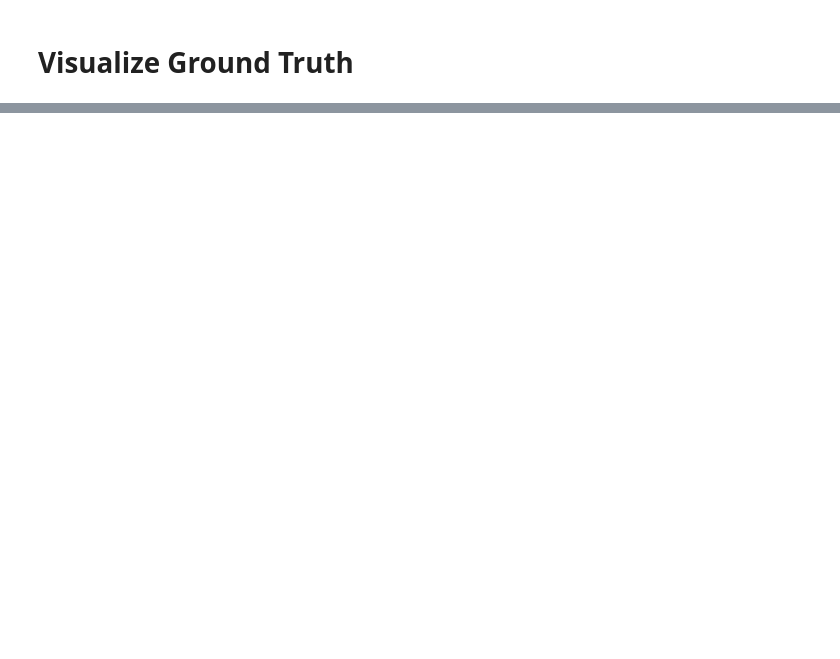
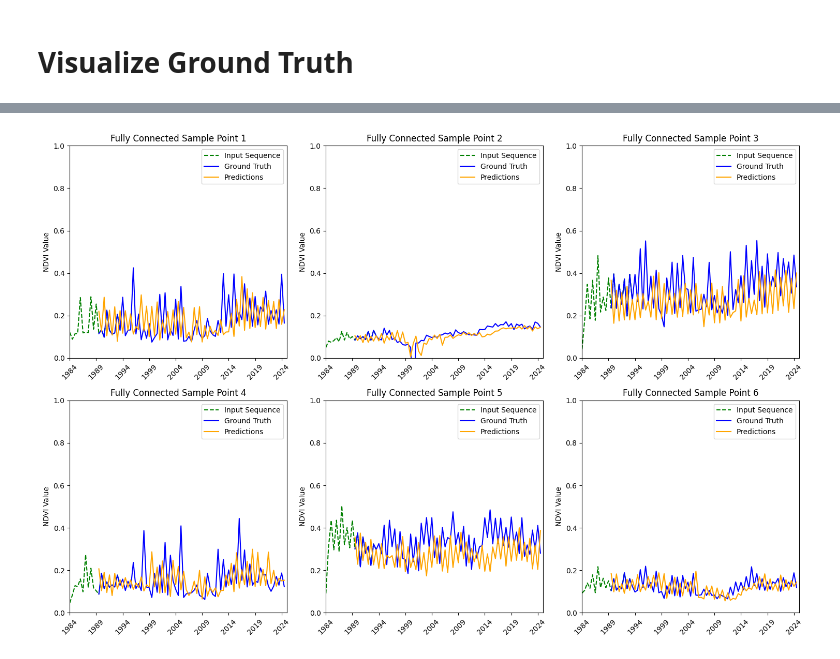
Before and after one commit to FaranIdo/SSTSRS, a Jupyter notebook: code/visual_test_ts.ipynb, the cells around one changed output, grey strips where cells are left out. Saved outputs shown, nothing was run; the diff lists cells and outputs as text; code cells hidden in the pictures; blank space fills up the shorter version.

```diff
--- a/code/visual_test_ts.ipynb
+++ b/code/visual_test_ts.ipynb
@@ -450,0 +567,7 @@ plt.show()
+# %%
+logging.info("Creating LSTM model...")
+model_lstm = LSTMNDVIModel(sequence_length=11, hidden_size=64, num_layers=3)
+
+logging.info("Loading LSTM model...")
+checkpoint_path = os.path.join("..", "runs", "lstm_seq11_layers3", "checkpoint.tar")
+model_lstm = load_model(checkpoint_path, model_lstm, 1)
@@ -450,0 +577,8 @@ plt.show()
+# %%
+
+logging.info("Creating CNN model...")
+model_cnn = CNNNDVIModel(sequence_length=11, num_channels=64, kernel_size=3, num_layers=3)
+
+logging.info("Loading CNN model...")
+checkpoint_path = os.path.join("..", "runs", "cnn_seq11_layers3", "checkpoint.tar")
+model_cnn = load_model(checkpoint_path, model_cnn, 1)
@@ -450,0 +588,81 @@ plt.show()
+# %%
+# Sample 6 points based on spatial dimension 1:2
+num_samples = 6
+sampled_points = sample_data(ndvi_year_data, num_samples)
+
+# Define device
+device = torch.device("cuda" if torch.cuda.is_available() else "cpu")
+
+# Store predictions, ground truth, and years for all sampled points
+predictions_list = []
+ground_truth_list = []
+years_list = []
+input_sequences_list = []
+
+# Iterate over each sampled point
+for idx, point in enumerate(sampled_points.transpose(1, 0, 2)):
+    print(point.shape)
+    predictions, ground_truth, years = generate_predictions(model_fully_connected, point, 11, device)
+    input_sequences_list.append(point[:temporal_window])  # Store the input sequences (NDVI + years)
+    predictions_list.append(predictions)
+    ground_truth_list.append(ground_truth)
+    years_list.append(years)
+
+# Visualize all sampled points on the same image split into 5 graphs
+graphs_per_row = 3  # Control how many graphs per row
+visualize_predictions(predictions_list, ground_truth_list, years_list, input_sequences_list, graphs_per_row, "Fully Connected")
+
+# Transformer
+predictions_list = []
+ground_truth_list = []
+years_list = []
+input_sequences_list = []
+
+for idx, point in enumerate(sampled_points.transpose(1, 0, 2)):
+    print(point.shape)
+    predictions, ground_truth, years = generate_predictions(model_transformer, point, 11, device)
+    input_sequences_list.append(point[:temporal_window])  # Store the input sequences (NDVI + years)
+    predictions_list.append(predictions)
+    ground_truth_list.append(ground_truth)
+    years_list.append(years)
+
+# Visualize all sampled points on the same image split into 5 graphs
+graphs_per_row = 3  # Control how many graphs per row
+visualize_predictions(predictions_list, ground_truth_list, years_list, input_sequences_list, graphs_per_row, "Transformer")
+
+# LSTM
+predictions_list = []
+ground_truth_list = []
+years_list = []
+input_sequences_list = []
+
+for idx, point in enumerate(sampled_points.transpose(1, 0, 2)):
+    print(point.shape)
+    predictions, ground_truth, years = generate_predictions(model_lstm, point, 11, device)
+    input_sequences_list.append(point[:temporal_window])  # Store the input sequences (NDVI + years)
+    predictions_list.append(predictions)
+    ground_truth_list.append(ground_truth)
+    years_list.append(years)
+
+# Visualize all sampled points on the same image split into 5 graphs
+graphs_per_row = 3  # Control how many graphs per row
+visualize_predictions(predictions_list, ground_truth_list, years_list, input_sequences_list, graphs_per_row, "LSTM")
+
+# CNN
+predictions_list = []
+ground_truth_list = []
+years_list = []
+input_sequences_list = []
+
+for idx, point in enumerate(sampled_points.transpose(1, 0, 2)):
+    print(point.shape)
+    predictions, ground_truth, years = generate_predictions(model_cnn, point, 11, device)
+    input_sequences_list.append(point[:temporal_window])  # Store the input sequences (NDVI + years)
+    predictions_list.append(predictions)
+    ground_truth_list.append(ground_truth)
+    years_list.append(years)
+
+# Visualize all sampled points on the same image split into 5 graphs
+graphs_per_row = 3  # Control how many graphs per row
+visualize_predictions(predictions_list, ground_truth_list, years_list, input_sequences_list, graphs_per_row, "CNN")
+# %% [output]
@@ -450,0 +675 @@ plt.show()
+[figure, added]
```
Also changed, not shown: parts of 16 cells of this notebook.
